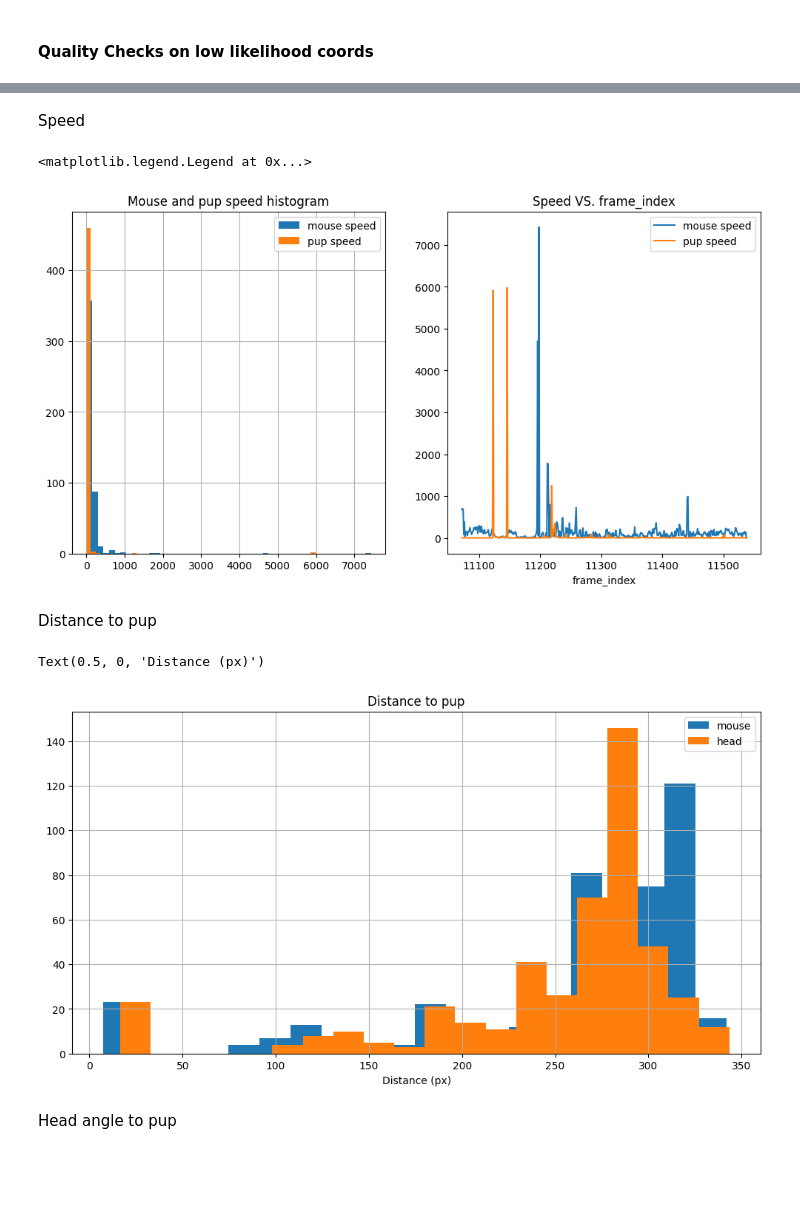
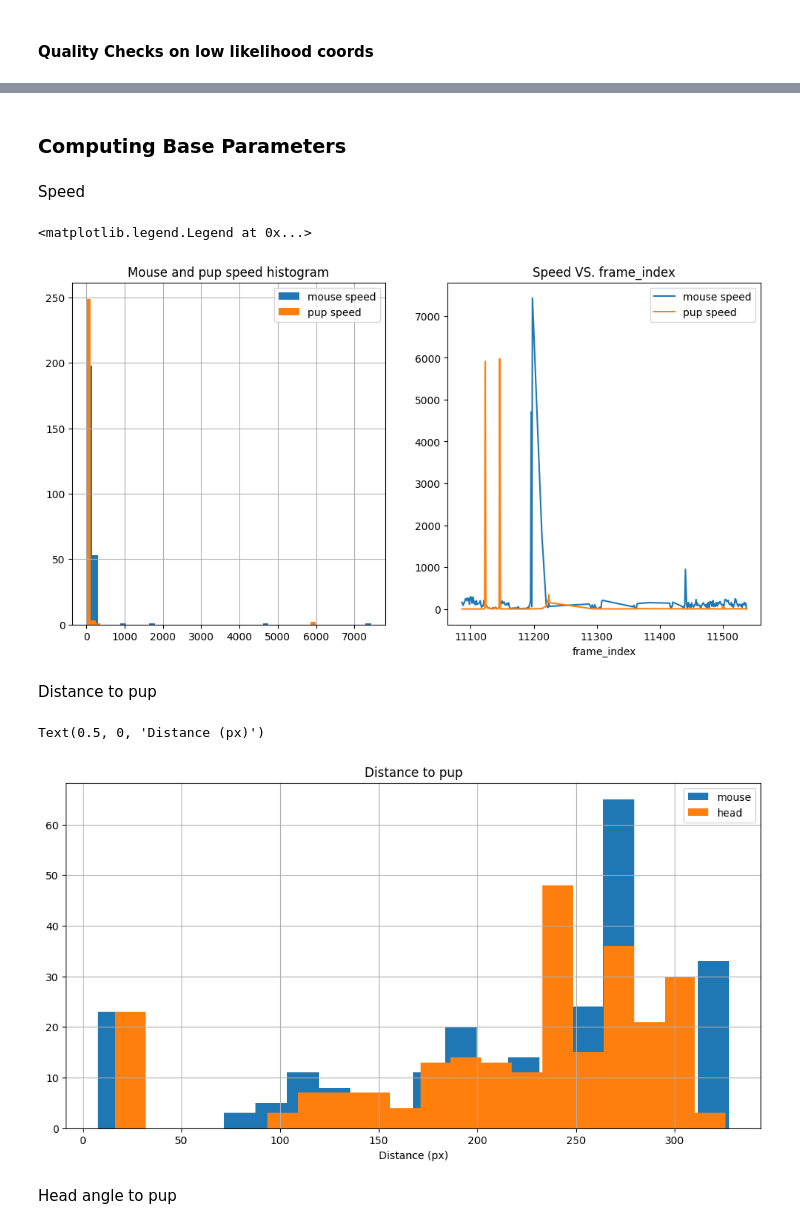
Before and after one commit to danaebroustail/Project, a Jupyter notebook: toolbox_notebook.ipynb, the cells around one changed output, grey strips where cells are left out. Drawn from its saved outputs; the diff is of its cells as text; code cells hidden in the pictures; blank space fills up the shorter version.

```diff
--- a/toolbox_notebook.ipynb
+++ b/toolbox_notebook.ipynb
@@ -12,7 +12,7 @@ from BehaviourFeatureExtractor import compute_speed, compute_head_angle_to_pup,
 ## Reading and loading data ##
 # %%
 data_dir = "data"
-DL = DataLoader(data_dir)
+DL = DataLoader(data_dir, path_to_config_file = "config.json")
 # %% [output]
 Found items ['.DS_Store', 'MBI5335RR'] at directory data
 Found items ['.DS_Store', 'MBI5335RR_240309_d6', 'MBI5335RR_240305_d2', 'MBI5335RR_240304_d1', 'MBI5335RR_240308_d5', 'MBI5335RR_240306_d3', 'MBI5335RR_240307_d4'] at directory data/MBI5335RR
@@ -89,7 +89,9 @@ df_DLC.head(3)
             - ‘approach’ trajectory: parse out trajectory of mouse towards pup and try to find a segment which is more ‘direct’/ higher speed
         - For the pre-event behavioral window of MouseFirstPickUpSecs: what is the speed of the mouse? What is the head direction of the mouse?
 # %%
-trial_1_DLC = extract_trial_from_DLC(df_DLC, df_summary, trial_num = 1)
+BF = BehaviourFeatureExtractor("config.json")
+
+trial_1_DLC = BF.extract_trial_from_DLC(df_DLC, df_summary, trial_num = 1)
 # %%
 trial_1_DLC.head(3)
 # %% [output]
@@ -160,52 +258,57 @@ def filter_low_likelihoods_and_interpolate(df_DLC, dict_body_parts_to_coords, th
+# %% [markdown]
+### Computing Base Parameters ###
+# %%
+trial_1_DLC = BF.flag_nest_coordinates(trial_1_DLC, minimum_distance_to_nest=40)
+mask = (trial_1_DLC["in_nest"] == False)
 # %% [markdown]
 Speed
 # %%
 mouse_speed_col = 'mouse_speed_px/s'
 pup_speed_col = 'pup_speed_px/s'
-trial_1_DLC = compute_speed(trial_1_DLC, x_col = 'msTop_x', y_col = 'msTop_y', speed_col = mouse_speed_col)
-trial_1_DLC = compute_speed(trial_1_DLC, x_col = 'pup_x', y_col = 'pup_y', speed_col = pup_speed_col)
+
+trial_1_DLC = BF.compute_speed(trial_1_DLC, x_col = 'msTop_x', y_col = 'msTop_y', speed_col = mouse_speed_col)
+trial_1_DLC = BF.compute_speed(trial_1_DLC, x_col = 'pup_x', y_col = 'pup_y', speed_col = pup_speed_col)
 
 # create a grid of 2 histogram plots one for mouse speed and one for pup speed
 fig, ax = plt.subplots(1, 2, figsize=(12, 6))
 # histogram of speed
 
-trial_1_DLC[mouse_speed_col].hist(bins=50, ax=ax[0], label = 'mouse speed')
-trial_1_DLC[pup_speed_col].hist(bins=50, ax=ax[0], label = 'pup speed')
+trial_1_DLC[mask][mouse_speed_col].hist(bins=50, ax=ax[0], label = 'mouse speed')
+trial_1_DLC[mask][pup_speed_col].hist(bins=50, ax=ax[0], label = 'pup speed')
 ax[0].set_title('Mouse and pup speed histogram')  # set title
 ax[0].legend()  # show legend
 
 # histogram of speed
-trial_1_DLC.plot(x='frame_index', y=mouse_speed_col, ax=ax[1], label = 'mouse speed')
-trial_1_DLC.plot(x='frame_index', y=pup_speed_col, ax=ax[1], label = 'pup speed')
+trial_1_DLC[mask].plot(x='frame_index', y=mouse_speed_col, ax=ax[1], label = 'mouse speed')
+trial_1_DLC[mask].plot(x='frame_index', y=pup_speed_col, ax=ax[1], label = 'pup speed')
 
 ax[1].set_title('Speed VS. frame_index')  # set title
 ax[1].legend()  # show legend
 # %% [output]
 <matplotlib.legend.Legend at 0x...>
-[figure, old version]
+[figure, new version]
 # %% [markdown]
 Distance to pup
 # %%
 distance_mouse_to_pup = 'distance_mouse_to_pup'
 distance_head_to_pup = 'distance_head_to_pup'
-
 head_x_col, head_y_col = 'endHeadbar_x','endHeadbar_y'
 
-trial_1_DLC = compute_distance_to_pup(trial_1_DLC, distance_col = distance_mouse_to_pup)
-trial_1_DLC = compute_distance_to_pup(trial_1_DLC, distance_col = distance_head_to_pup, x_col = head_x_col, y_col = head_y_col)
+trial_1_DLC = BF.compute_distance_to_pup(trial_1_DLC, distance_col = distance_mouse_to_pup)
+trial_1_DLC  = BF.compute_distance_to_pup(trial_1_DLC, distance_col = distance_head_to_pup, x_col = head_x_col, y_col = head_y_col)
 
 fig, ax = plt.subplots(1, 1, figsize=(12, 6))
 
-trial_1_DLC[distance_mouse_to_pup].hist(bins=20, ax=ax, label = 'mouse')
-trial_1_DLC[distance_head_to_pup].hist(bins=20, ax=ax, label = 'head')
+trial_1_DLC[mask][distance_mouse_to_pup].hist(bins=20, ax=ax, label = 'mouse')
+trial_1_DLC[mask][distance_head_to_pup].hist(bins=20, ax=ax, label = 'head')
 
 ax.legend()
 
 ax.set_title('Distance to pup')  # set title
 ax.set_xlabel('Distance (px)')  # set x label
 # %% [output]
 Text(0.5, 0, 'Distance (px)')
-[figure, old version]
+[figure, new version]
 # %% [markdown]
 Head angle to pup
 # %%
```
Also changed, not shown: parts of 14 cells of this notebook.
